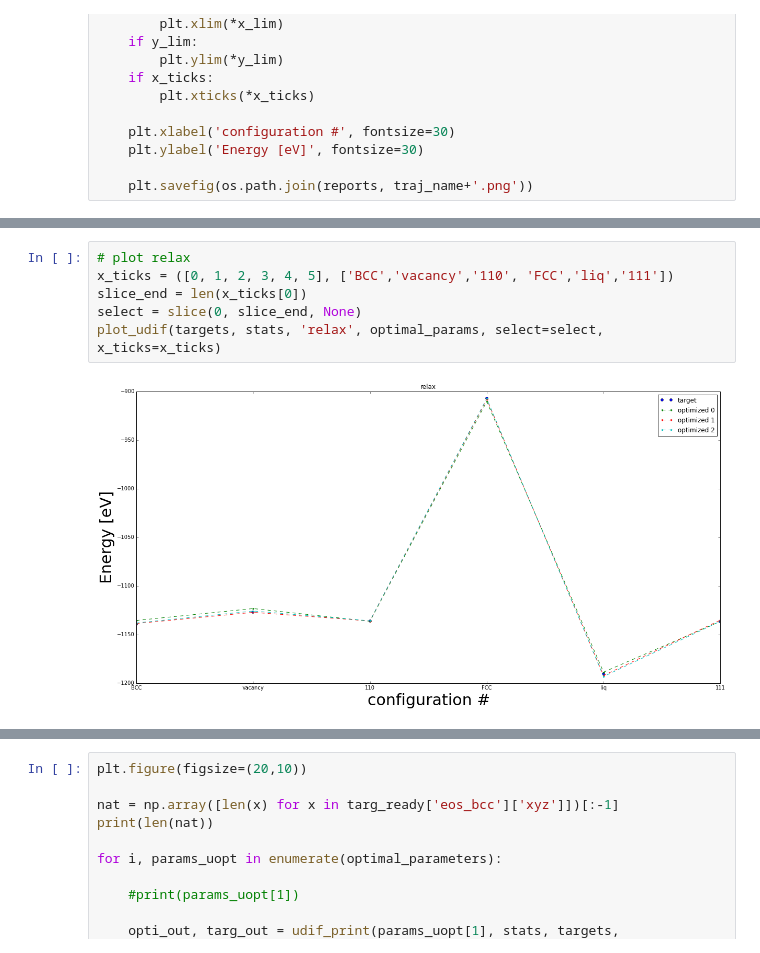
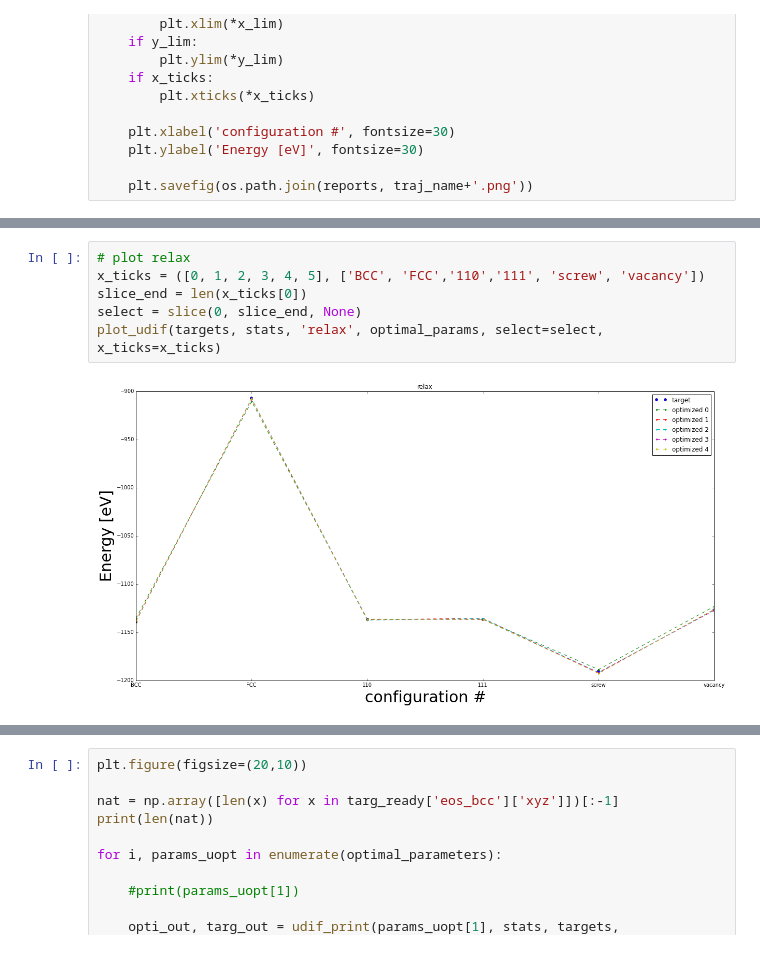
Before and after one commit to vlcekl/eam-models, a Jupyter notebook: notebooks/inspect_and_save.ipynb, the cells around one changed output, grey strips where cells are left out. Drawn from its saved outputs; the diff is of its cells as text.

```diff
--- a/notebooks/inspect_and_save.ipynb
+++ b/notebooks/inspect_and_save.ipynb
@@ -205,11 +241,11 @@ stats.keys()
 # %%
 # plot relax
-x_ticks = ([0, 1, 2, 3, 4, 5], ['BCC','vacancy','110', 'FCC','liq','111'])
+x_ticks = ([0, 1, 2, 3, 4, 5], ['BCC', 'FCC','110','111', 'screw', 'vacancy'])
 slice_end = len(x_ticks[0])
 select = slice(0, slice_end, None)
 plot_udif(targets, stats, 'relax', optimal_params, select=select, x_ticks=x_ticks)
 # %% [output]
-[figure, old version]
+[figure, new version]
 # %%
 # plot bcc EOS
 select = [10, 11, 6, 3, 4, 5, 7, 2, 1, 12, 13, 14, 15, 16, 17, 18]
```
Also changed, not shown: parts of 8 cells of this notebook, 6 other files.
